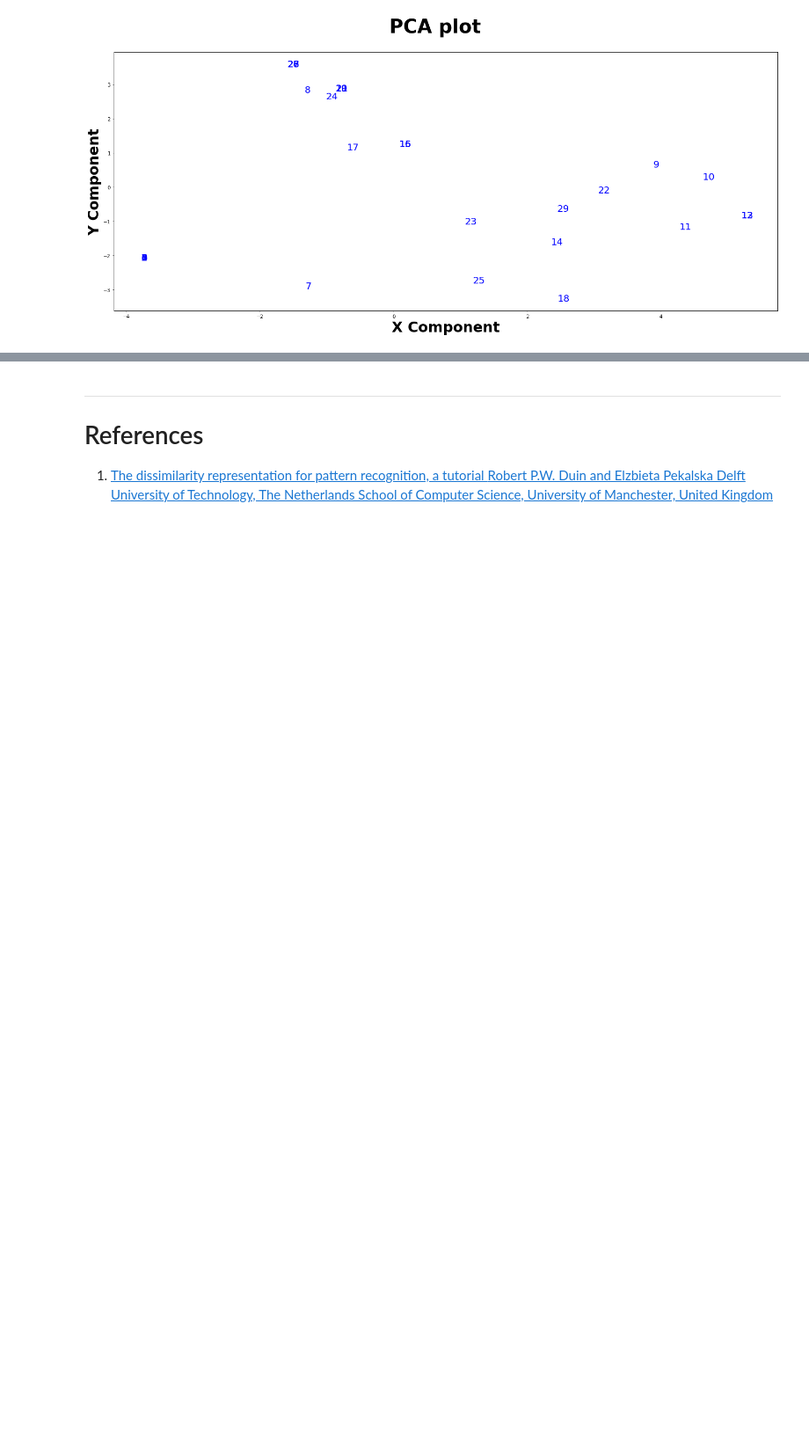
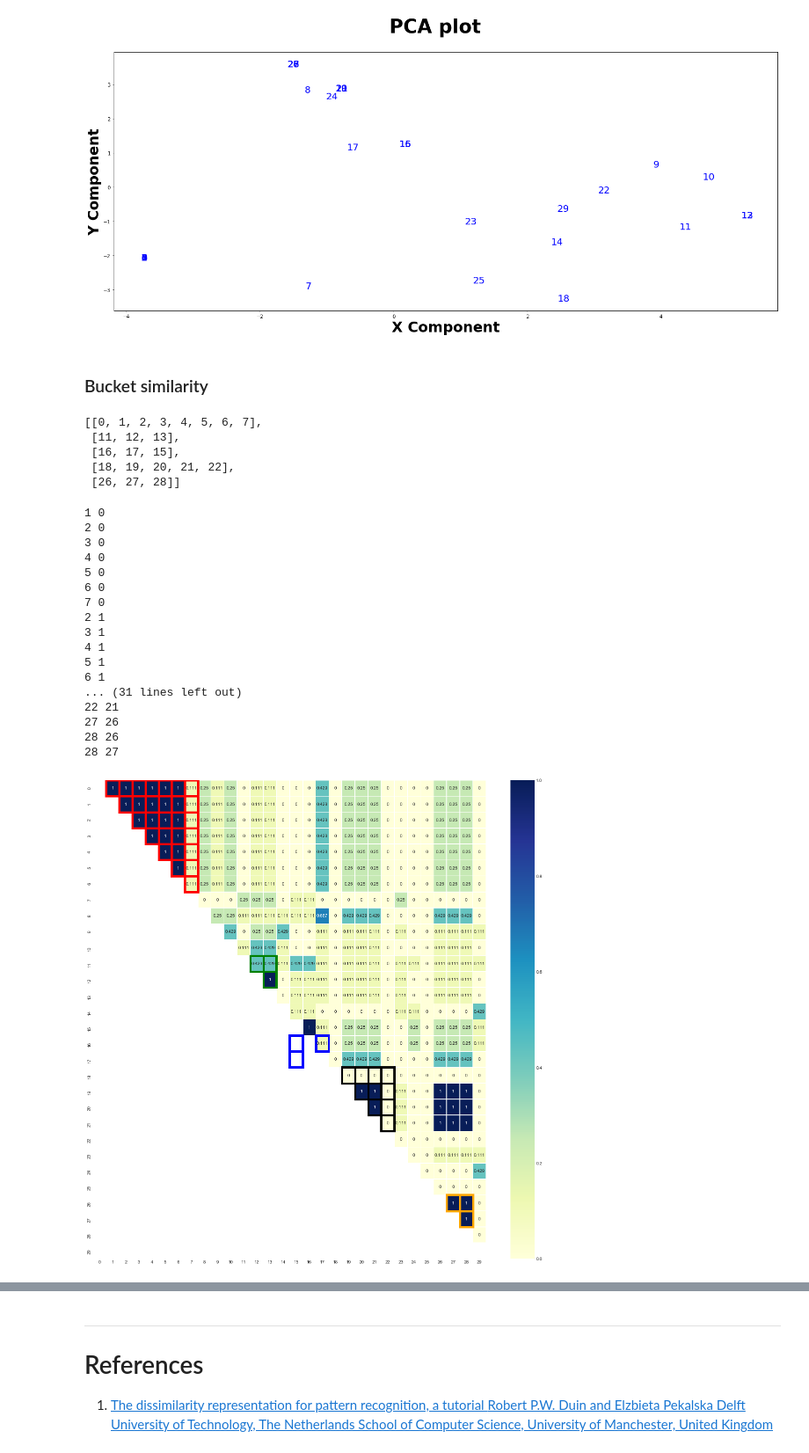
Before and after one commit to Nikoletos-K/WinnER, a Jupyter notebook: ToyDatasetJupyter.ipynb, the cells around one changed output, grey strips where cells are left out. Shown at 88% size. Drawn from its saved outputs; the diff is of its cells as text; code cells hidden in the pictures; blank space fills up the shorter version.

```diff
--- a/ToyDatasetJupyter.ipynb
+++ b/ToyDatasetJupyter.ipynb
@@ -837,3 +841,17 @@ A value is trying to be set on a copy of a slice from a DataFrame.
 Try using .loc[row_indexer,col_indexer] = value instead
 
 See the caveats in the documentation: https://pandas.pydata.org/pandas-docs/stable/user_guide/indexing.html#returning-a-view-versus-a-copy
+# %%
+# groups = cora_glod_30.groupby(cora_glod_30.cluster_id)
+# groups.groups
+groups = cora_glod_30.groupby('cluster_id').agg(list)
+groups['cluster_items'] = groups['id1']+groups['id2']
+groups['cluster_items'][0]
+
+clusters = []
+for _,r in groups.iterrows():
+    l = list(set(x-1 for x in r['cluster_items']))
+    print(l)
+    l = l.sort()
+    clusters.append(l)
+clusters
@@ -981,8 +1006,8 @@ model = RankedWTAHash(
     metric='jaccard',
     similarityVectors='ranked',
     number_of_permutations = 5,
-    distanceMetric = 'jaccard',
-    ngramms=3
+#     distanceMetric = 'jaccard',
+#     ngramms=3
 )
 model = model.fit(data)
 evaluate_cora(model.mapping_matrix,true_matrix, True)
@@ -1001,3 +1042,51 @@ pcaComponents = PCA_SpaceVisualization(model.Embeddings)
 pcaComponents = PCA_SpaceVisualization(model.rankedVectors)
 # %% [output]
 [figure]
+# %% [markdown]
+### Bucket similarity
+# %%
+clusters
+# %% [output]
+[[0, 1, 2, 3, 4, 5, 6, 7],
+ [11, 12, 13],
+ [16, 17, 15],
+ [18, 19, 20, 21, 22],
+ [26, 27, 28]]
+# %%
+from matplotlib.patches import Rectangle
+# ax = g.ax_heatmap
+
+
+fif,ax = plt.subplots(1,figsize=(20,20))
+colors = ['red','green','blue','black','orange']
+c=0
+for cl in clusters:
+    for i  in range(0,len(cl)):
+        for j in range(i+1,len(cl)):
+            ax.add_patch(Rectangle(( cl[j],cl[i]), 1, 1, fill=False, edgecolor=colors[c], lw=5))
+            print(cl[j],cl[i])
+    c+=1
+corr = np.corrcoef(ed_matrix)
+mask = np.zeros_like(corr)
+mask[np.tril_indices_from(mask)] = True
+ax = sns.heatmap(model.similarityProb_matrix, linewidth=0.5,annot=True,cmap="YlGnBu",mask=mask,fmt='.3g',ax=ax)
+plt.show()
+# %% [output]
+1 0
+2 0
+3 0
+4 0
+5 0
+6 0
+7 0
+2 1
+3 1
+4 1
+5 1
+6 1
+... (31 lines left out)
+22 21
+27 26
+28 26
+28 27
+[figure, added]
```
Also changed, not shown: parts of 11 cells of this notebook.
